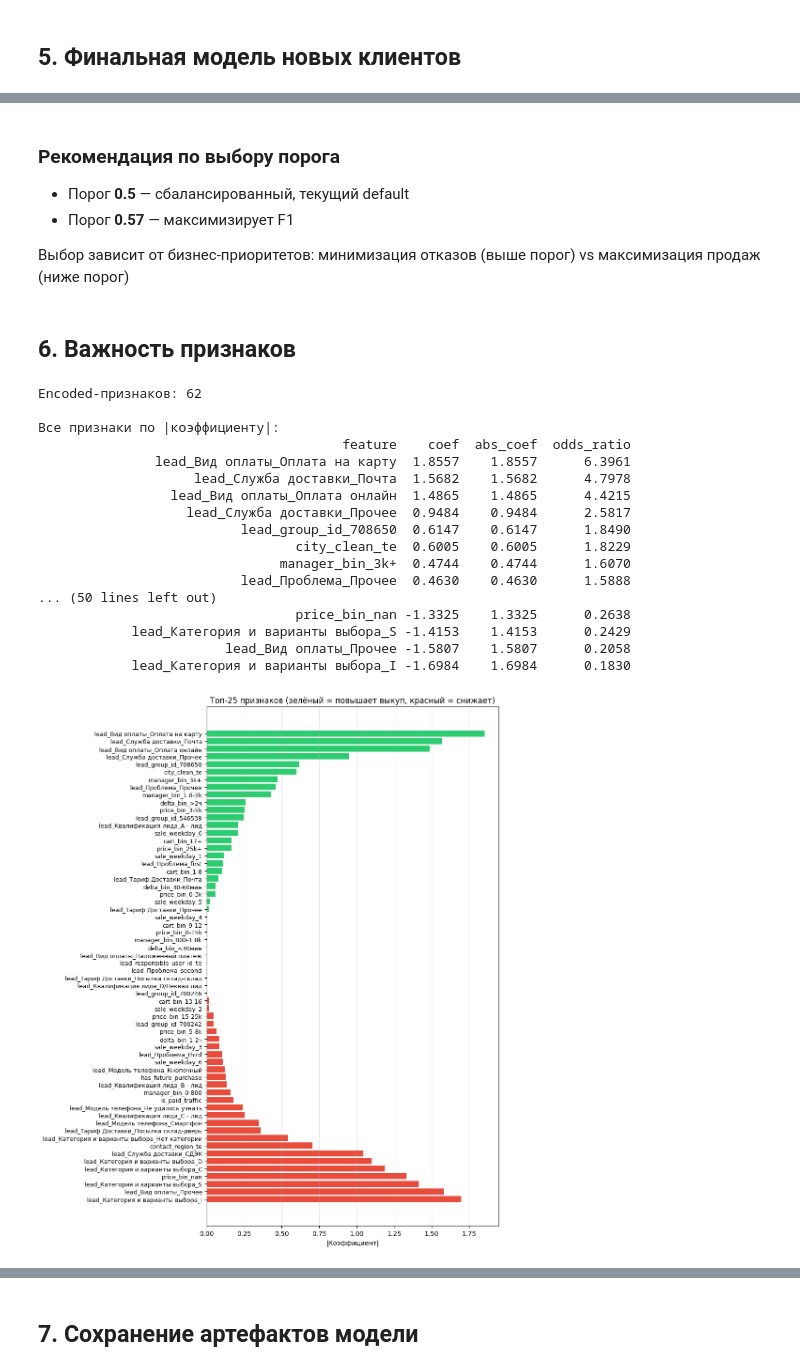
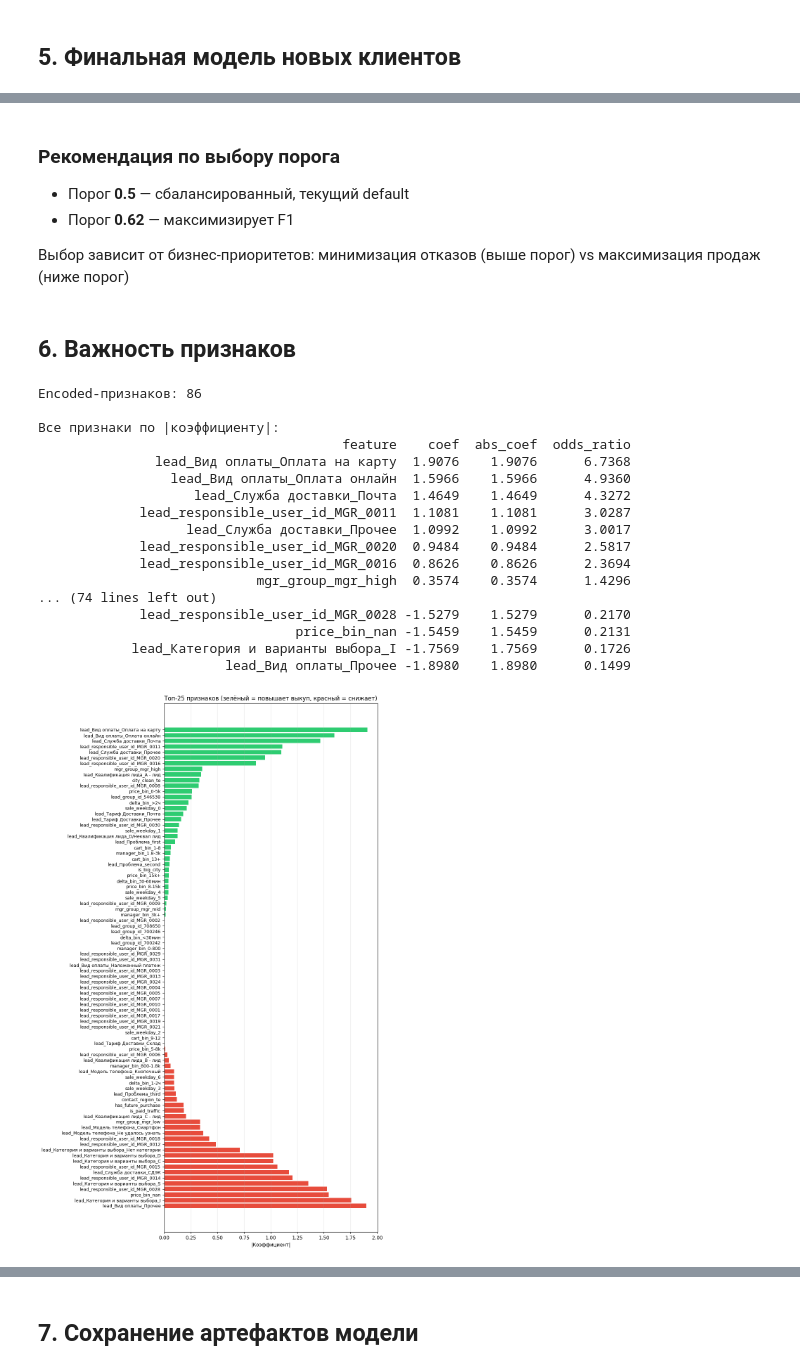
Before and after one commit to FlufffyMelon/Artraid-Hackaton, a Jupyter notebook: 02_model_training.ipynb, the cells around one changed output, grey strips where cells are left out. Saved outputs shown, nothing was run; the diff lists cells and outputs as text; code cells hidden in the pictures.

```diff
--- a/02_model_training.ipynb
+++ b/02_model_training.ipynb
@@ -51,6 +51,8 @@ test_df = art['test_df']
 val_df = art['val_df']
 russia_cities = art['russia_cities']
 manager_deal_count_map = art['manager_deal_count_map']
+mgr_group_map = art.get('mgr_group_map', {})
+big_city_map = art.get('big_city_map', {})
 
 cat_cols = art['cat_cols']
 num_cols = art['num_cols']
@@ -59,6 +61,15 @@ geo_cols = art['geo_cols']
 te_cat_cols = art['te_cat_cols']
 all_feature_cols = art['all_feature_cols']
 cat_drop_first = art.get('cat_drop_first', {})
+
+# Per-feature alpha для target encoding (из features.yaml)
+import yaml
+with open('features.yaml', encoding='utf-8') as f:
+    _feat_config = yaml.safe_load(f)
+TE_ALPHA_PER_FEATURE = {}
+for fname, fspec in _feat_config.get('features', {}).items():
+    if 'alpha' in fspec:
+        TE_ALPHA_PER_FEATURE[fname] = fspec['alpha']
 
 target = 'buyout_flag'
 
@@ -75,6 +86,7 @@ print(f'  bin_cols ({len(bin_cols)}): {bin_cols}')
 print(f'  geo_cols ({len(geo_cols)}): {geo_cols}')
 print(f'  te_cat_cols ({len(te_cat_cols)}): {te_cat_cols}')
 print(f'  cat_drop_first: { {k: v for k, v in cat_drop_first.items()} }')
+print(f'\nTE alpha per feature: {TE_ALPHA_PER_FEATURE}')
 # %% [output]
 === Размеры выборок ===
 Новые клиенты:    train=2447, test=816, val=816
@@ -250,11 +264,11 @@ def kfold_target_encoding(X, y, col, n_splits=5, alpha=10, random_state=42):
 
 
 def encode_fold(X_tr, y_tr, X_va, cc=None, nc=None, bc=None, gc=None, tc=None,
-                alpha=10, drop_first_map=None):
+                alpha=10, drop_first_map=None, alpha_per_feature=None):
     """Полный пайплайн кодирования.
 
     drop_first_map: dict[col, bool] — per-column drop_first для one-hot.
-    По умолчанию берётся из глобального cat_drop_first.
+    alpha_per_feature: dict[col, int] — per-feature alpha для target encoding.
     """
     cc = cat_cols if cc is None else cc
     nc = num_cols if nc is None else nc
@@ -262,6 +276,7 @@ def encode_fold(X_tr, y_tr, X_va, cc=None, nc=None, bc=None, gc=None, tc=None,
     gc = geo_cols if gc is None else gc
     tc = te_cat_cols if tc is None else tc
     dfm = drop_first_map if drop_first_map is not None else cat_drop_first
+    apf = alpha_per_feature or {}
 
     parts_tr, parts_va = [], []
 
@@ -291,15 +306,16 @@ def encode_fold(X_tr, y_tr, X_va, cc=None, nc=None, bc=None, gc=None, tc=None,
         parts_tr.append(X_tr[bc].reset_index(drop=True).set_index(X_tr.index))
         parts_va.append(X_va[bc].reset_index(drop=True).set_index(X_va.index))
 
-    # Target encoding
+    # Target encoding (per-feature alpha)
     gm = float(y_tr.mean())
     te_cols = gc + tc
     for col_te in te_cols:
+        a = apf.get(col_te, alpha)
         te_name = col_te + '_te'
-        te_tr = kfold_target_encoding(X_tr, y_tr, col_te, alpha=alpha)
+        te_tr = kfold_target_encoding(X_tr, y_tr, col_te, alpha=a)
         parts_tr.append(pd.DataFrame({te_name: te_tr}, index=X_tr.index))
         stats = X_tr.join(y_tr.rename('target')).groupby(col_te)['target'].agg(['mean', 'count'])
-        te_map = (stats['mean'] * stats['count'] + gm * alpha) / (stats['count'] + alpha)
+        te_map = (stats['mean'] * stats['count'] + gm * a) / (stats['count'] + a)
         parts_va.append(pd.DataFrame({te_name: X_va[col_te].map(te_map).fillna(gm).values}, index=X_va.index))
 
     X_tr_enc = pd.concat(parts_tr, axis=1).fillna(0)
@@ -316,5 +336,5 @@ print(f'Функции кодирования определены.')
 # %%
-C = 2
+C = 4
 # %%
 X_new_train = new_train[all_feature_cols].copy()
 y_new_train = new_train[target].copy()
@@ -360,13 +379,12 @@ CV AUC: 0.8603 ± 0.0147
 ## 5. Финальная модель новых клиентов
 # %%
 X_train_enc, X_test_enc, scaler_new = encode_fold(
-    X_new_train, y_new_train, X_new_test, alpha=TE_ALPHA)
+    X_new_train, y_new_train, X_new_test, alpha=TE_ALPHA,
+    alpha_per_feature=TE_ALPHA_PER_FEATURE)
 _, X_val_enc, _ = encode_fold(
-    X_new_train, y_new_train, X_new_val, alpha=TE_ALPHA)
+    X_new_train, y_new_train, X_new_val, alpha=TE_ALPHA,
+    alpha_per_feature=TE_ALPHA_PER_FEATURE)
 
-# model_new = LogisticRegression(
-#     C=1.0, penalty='l2', max_iter=2000,
-#     class_weight='balanced', random_state=42)
 model_new = LogisticRegression(C=C, penalty='l1', max_iter=2000,
     class_weight='balanced', random_state=42, solver='liblinear')
 model_new.fit(X_train_enc, y_new_train)
@@ -503,7 +521,7 @@ print(f'  Recall:    {mt.loc[best_idx, "recall"]:.4f}')
 ### Рекомендация по выбору порога
 
 - Порог **0.5** — сбалансированный, текущий default
-- Порог **0.57** — максимизирует F1
+- Порог **0.62** — максимизирует F1
 
 Выбор зависит от бизнес-приоритетов: минимизация отказов (выше порог) vs максимизация продаж (ниже порог)
 # %% [markdown]
@@ -511,44 +529,45 @@ print(f'  Recall:    {mt.loc[best_idx, "recall"]:.4f}')
 # %%
 feat_imp = pd.DataFrame({
     'feature': X_train_enc.columns,
     'coef': model_new.coef_[0],
     'abs_coef': np.abs(model_new.coef_[0]),
     'odds_ratio': np.exp(model_new.coef_[0]),
 }).sort_values('odds_ratio', ascending=False)
 
 print(f'Encoded-признаков: {len(feat_imp)}')
 print(f'\nВсе признаки по |коэффициенту|:')
 print(feat_imp.to_string(index=False, float_format='%.4f'))
 
 top25 = feat_imp.head(100).iloc[::-1]
 colors = [GREEN if c > 0 else RED for c in top25['coef']]
-fig, ax = plt.subplots(figsize=(10, 12))
+fig, ax = plt.subplots(figsize=(10, 16))
 ax.barh(range(len(top25)), top25['abs_coef'].values, color=colors)
 ax.set_yticks(range(len(top25)))
 ax.set_yticklabels(top25['feature'].values, fontsize=9)
 ax.set_xlabel('|Коэффициент|')
 ax.set_title('Топ-25 признаков (зелёный = повышает выкуп, красный = снижает)')
 ax.grid(axis='x', alpha=0.3)
-plt.tight_layout(); plt.show()
+plt.tight_layout()
+plt.show()
 # %% [output]
-Encoded-признаков: 62
+Encoded-признаков: 86
 
 Все признаки по |коэффициенту|:
                                        feature    coef  abs_coef  odds_ratio
-               lead_Вид оплаты_Оплата на карту  1.8557    1.8557      6.3961
-                    lead_Служба доставки_Почта  1.5682    1.5682      4.7978
-                 lead_Вид оплаты_Оплата онлайн  1.4865    1.4865      4.4215
-                   lead_Служба доставки_Прочее  0.9484    0.9484      2.5817
-                          lead_group_id_708650  0.6147    0.6147      1.8490
-                                 city_clean_te  0.6005    0.6005      1.8229
-                               manager_bin_3k+  0.4744    0.4744      1.6070
-                          lead_Проблема_Прочее  0.4630    0.4630      1.5888
-... (50 lines left out)
-                                 price_bin_nan -1.3325    1.3325      0.2638
-            lead_Категория и варианты выбора_S -1.4153    1.4153      0.2429
-                        lead_Вид оплаты_Прочее -1.5807    1.5807      0.2058
-            lead_Категория и варианты выбора_I -1.6984    1.6984      0.1830
+               lead_Вид оплаты_Оплата на карту  1.9076    1.9076      6.7368
+                 lead_Вид оплаты_Оплата онлайн  1.5966    1.5966      4.9360
+                    lead_Служба доставки_Почта  1.4649    1.4649      4.3272
+             lead_responsible_user_id_MGR_0011  1.1081    1.1081      3.0287
+                   lead_Служба доставки_Прочее  1.0992    1.0992      3.0017
+             lead_responsible_user_id_MGR_0020  0.9484    0.9484      2.5817
+             lead_responsible_user_id_MGR_0016  0.8626    0.8626      2.3694
+                            mgr_group_mgr_high  0.3574    0.3574      1.4296
+... (74 lines left out)
+             lead_responsible_user_id_MGR_0028 -1.5279    1.5279      0.2170
+                                 price_bin_nan -1.5459    1.5459      0.2131
+            lead_Категория и варианты выбора_I -1.7569    1.7569      0.1726
+                        lead_Вид оплаты_Прочее -1.8980    1.8980      0.1499
-[figure, old version]
+[figure, new version]
 # %%
 def get_group(col_name):
     """Определяет исходный признак по имени encoded-столбца."""
```
Also changed, not shown: parts of 10 cells of this notebook, 4 other files.
